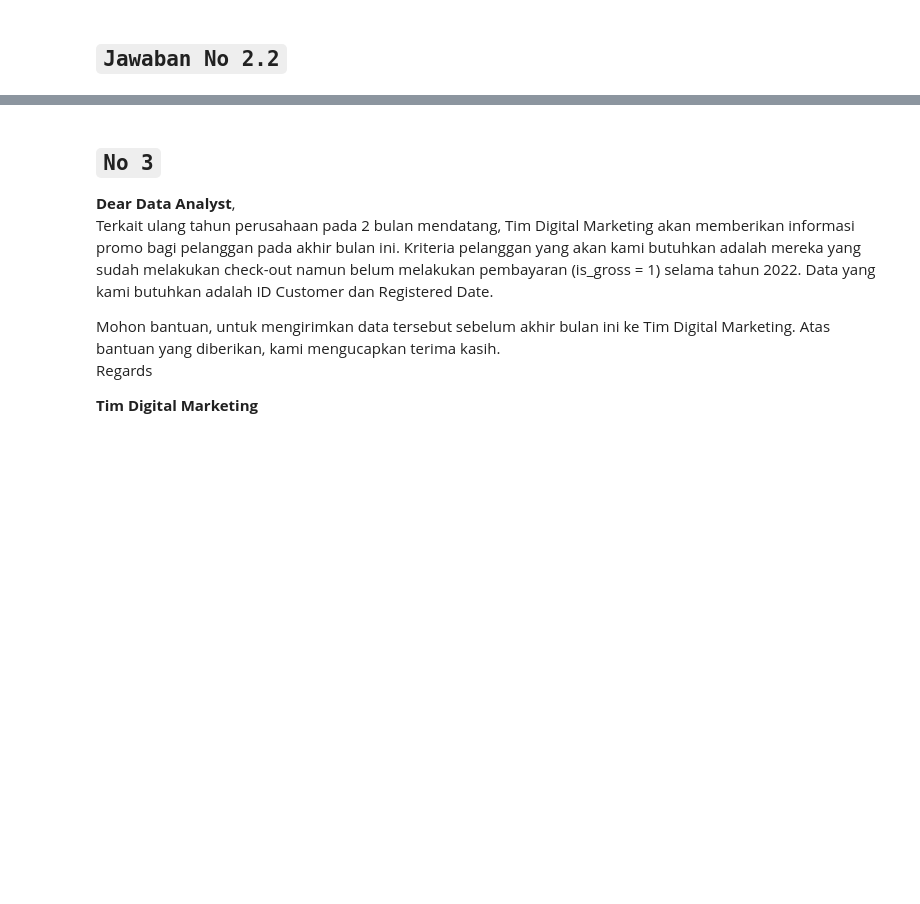
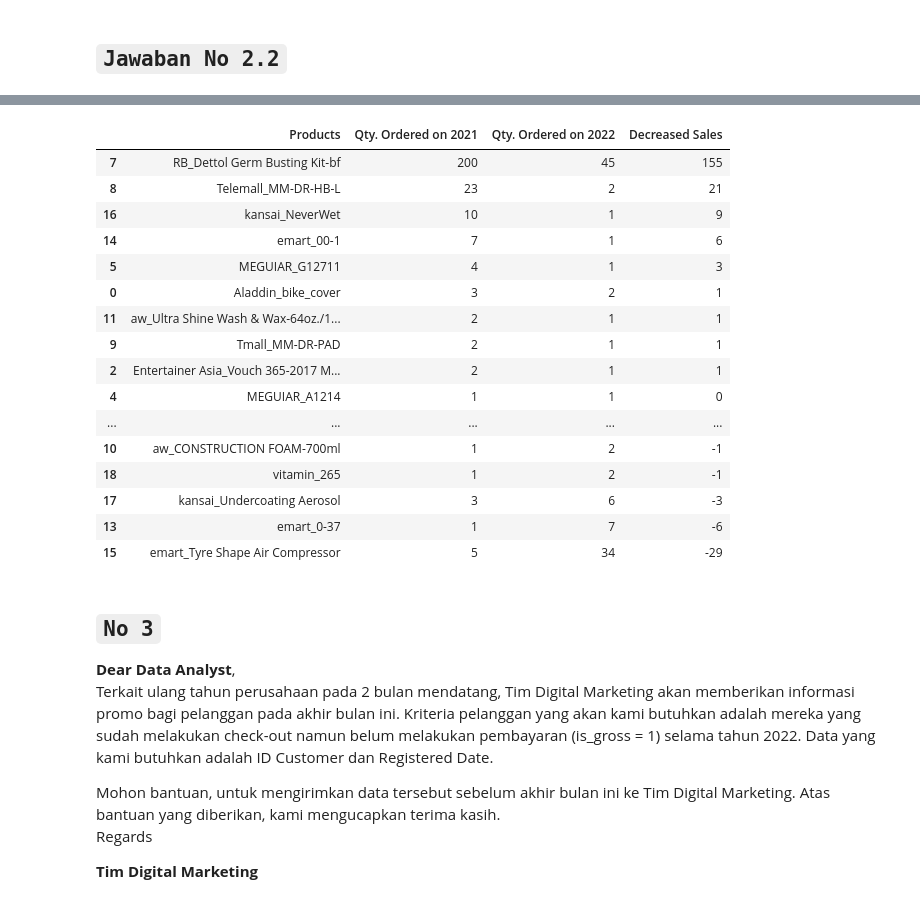
Before and after one commit to rizalrkp/sql-with-python, a Jupyter notebook: Mentoring_Python_DA11.ipynb, the cells around one changed output, grey strips where cells are left out. Saved outputs shown, nothing was run; the diff lists cells and outputs as text; code cells hidden in the pictures; blank space fills up the shorter version.

```diff
--- a/Mentoring_Python_DA11.ipynb
+++ b/Mentoring_Python_DA11.ipynb
@@ -432,3 +334,39 @@ df_merge.head(20)
+# %%
+# Tulis kode Anda di bawah ini. Dapat menggunakan lebih dari 1 blok kode
+condition_1 = ((df['order_date'] >= '2021-01-01') & (df['order_date'] <= '2021-12-31'))
+condition_2 = ((df['order_date'] >= '2022-01-01') & (df['order_date'] <= '2022-12-31'))
+condition_3 = (df['category'] == 'Others')
+condition_4 = (df['is_valid'] == 1)
+
+df_2021 = df[condition_1 & condition_3 & condition_4]
+df_2022 = df[condition_2 & condition_3 & condition_4]
+
+df_2021 = df_2021.groupby(by = ['sku_name'], as_index = False)['qty_ordered'].sum()
+df_2022 = df_2022.groupby(by = ['sku_name'], as_index = False)['qty_ordered'].sum()
+
+df_merge = df_2021.merge(df_2022, how = 'inner', on = ['sku_name'])
+df_merge['Decreased Sales'] = df_merge['qty_ordered_x'] - df_merge['qty_ordered_y']
+df_merge = df_merge.sort_values(by = ['Decreased Sales'], ascending = False)
+df_merge = df_merge.rename(columns = {'sku_name':'Products', 'qty_ordered_x':'Qty. Ordered on 2021', 'qty_ordered_y':'Qty. Ordered on 2022'})
+df_merge
+# %% [output]
+|  | Products | Qty. Ordered on 2021 | Qty. Ordered on 2022 | Decreased Sales |
+| 7 | RB_Dettol Germ Busting Kit-bf | 200 | 45 | 155 |
+| 8 | Telemall_MM-DR-HB-L | 23 | 2 | 21 |
+| 16 | kansai_NeverWet | 10 | 1 | 9 |
+| 14 | emart_00-1 | 7 | 1 | 6 |
+| 5 | MEGUIAR_G12711 | 4 | 1 | 3 |
+| 0 | Aladdin_bike_cover | 3 | 2 | 1 |
+| 11 | aw_Ultra Shine Wash & Wax-64oz./1... | 2 | 1 | 1 |
+| 9 | Tmall_MM-DR-PAD | 2 | 1 | 1 |
+| 2 | Entertainer Asia_Vouch 365-2017 M... | 2 | 1 | 1 |
+| 4 | MEGUIAR_A1214 | 1 | 1 | 0 |
+| ... | ... | ... | ... | ... |
+| 10 | aw_CONSTRUCTION FOAM-700ml | 1 | 2 | -1 |
+| 18 | vitamin_265 | 1 | 2 | -1 |
+| 17 | kansai_Undercoating Aerosol | 3 | 6 | -3 |
+| 13 | emart_0-37 | 1 | 7 | -6 |
+| 15 | emart_Tyre Shape Air Compressor | 5 | 34 | -29 |
 # %% [markdown]
 ## `No 3`
 **Dear Data Analyst**,
```
Also changed, not shown: parts of 11 cells of this notebook.
